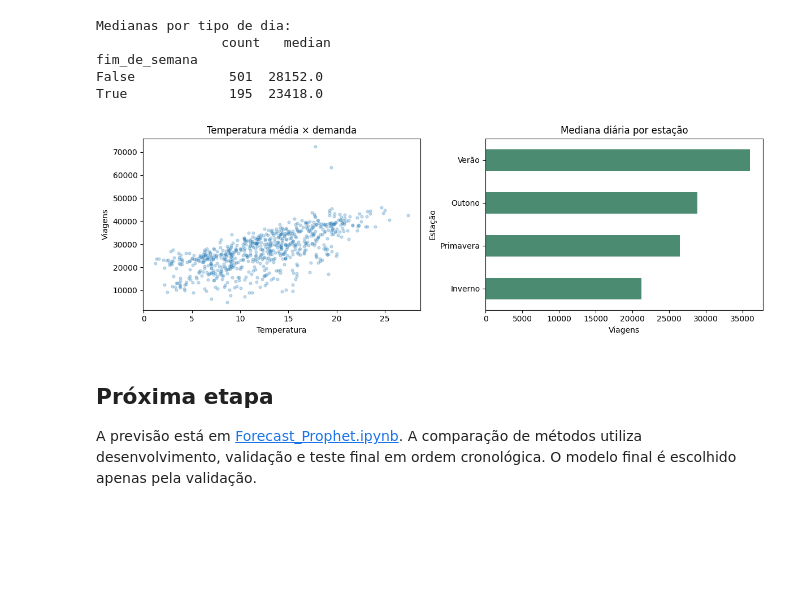
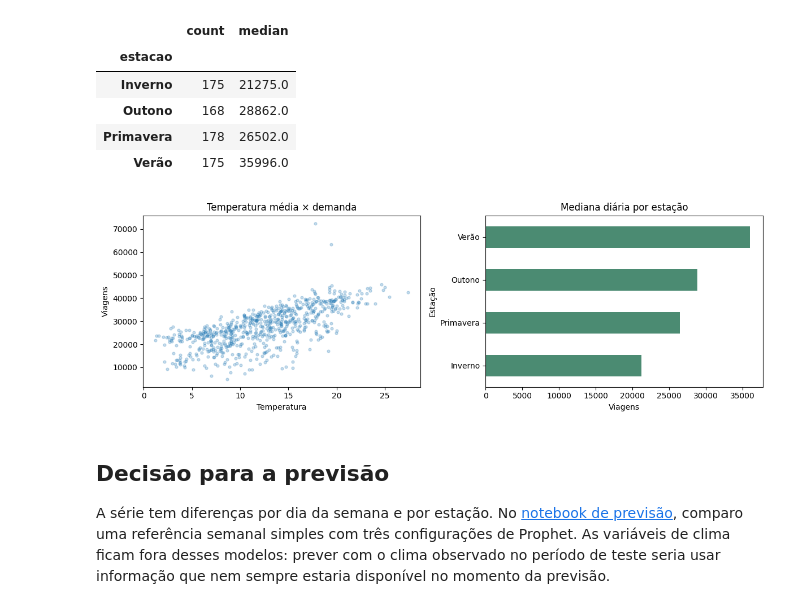
Before and after one commit to guimalucas/bike-sharing-demand-forecast, a Jupyter notebook: EDA_Bike_Sharing.ipynb, the cells around one changed output. Drawn from its saved outputs; the diff is of its cells as text; code cells hidden in the pictures; blank space fills up the shorter version.

```diff
--- a/EDA_Bike_Sharing.ipynb
+++ b/EDA_Bike_Sharing.ipynb
@@ -68,20 +78,21 @@ As associações abaixo misturam efeitos do clima, da estação, do calendário
 # %%
 fig, axes = plt.subplots(1, 2, figsize=(12, 4))
 axes[0].scatter(diario["temperatura"], diario["y"], alpha=0.25, s=12)
 axes[0].set(title="Temperatura média × demanda", xlabel="Temperatura", ylabel="Viagens")
 diario.groupby("estacao")["y"].median().sort_values().plot.barh(ax=axes[1], color="#4b8b72")
 axes[1].set(title="Mediana diária por estação", xlabel="Viagens", ylabel="Estação")
 fig.tight_layout()
 plt.show()
-print("Medianas por tipo de dia:\n", diario.groupby("fim_de_semana")["y"].agg(["count", "median"]).to_string())
+display(diario.groupby("estacao")["y"].agg(["count", "median"]))
 # %% [output]
-Medianas por tipo de dia:
-                count   median
-fim_de_semana
-False            501  28152.0
-True             195  23418.0
+|  | count | median |
+| estacao |  |  |
+| Inverno | 175 | 21275.0 |
+| Outono | 168 | 28862.0 |
+| Primavera | 178 | 26502.0 |
+| Verão | 175 | 35996.0 |
 [figure]
-# %% [markdown]
-## Próxima etapa
-
-A previsão está em [Forecast_Prophet.ipynb](Forecast_Prophet.ipynb). A comparação de métodos utiliza desenvolvimento, validação e teste final em ordem cronológica. O modelo final é escolhido apenas pela validação.
+# %% [markdown]
+## Decisão para a previsão
+
+A série tem diferenças por dia da semana e por estação. No [notebook de previsão](Forecast_Prophet.ipynb), comparo uma referência semanal simples com três configurações de Prophet. As variáveis de clima ficam fora desses modelos: prever com o clima observado no período de teste seria usar informação que nem sempre estaria disponível no momento da previsão.
```
Also changed, not shown: parts of 11 cells of this notebook, 3 other files.
